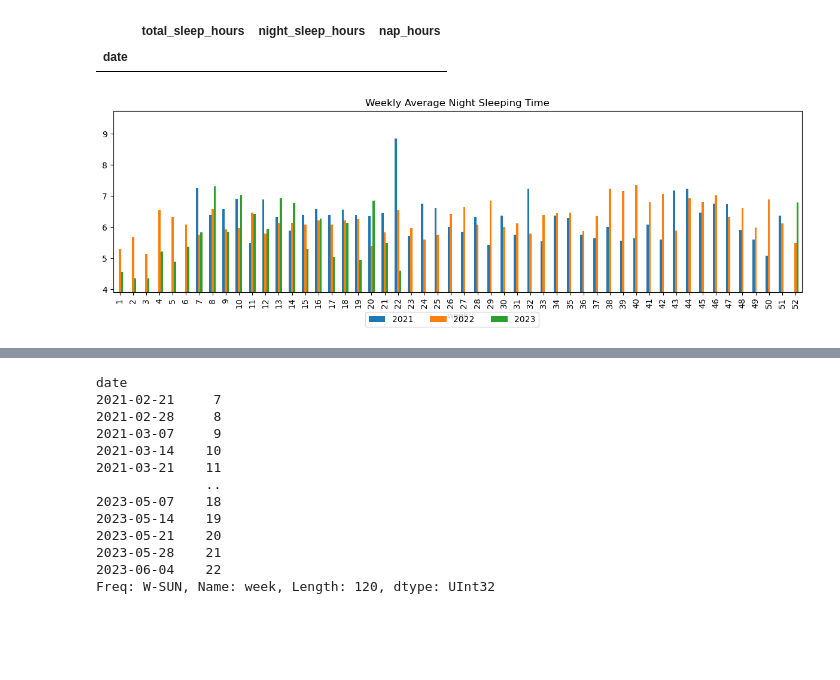
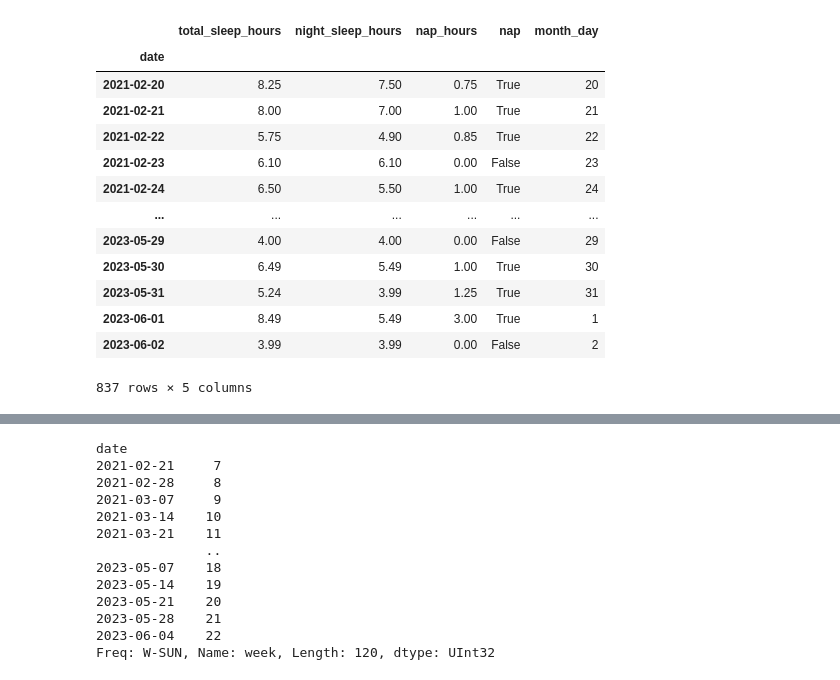
Before and after one commit to zqTheDesigner/productivity-analytics, a Jupyter notebook: notebooks/sleep_time_analytics.ipynb, the cells around one changed output, grey strips where cells are left out. Saved outputs shown, nothing was run; the diff lists cells and outputs as text; code cells hidden in the pictures; blank space fills up the shorter version.

```diff
--- a/notebooks/sleep_time_analytics.ipynb
+++ b/notebooks/sleep_time_analytics.ipynb
@@ -17,9 +14,0 @@ sleep['night_sleep_hours'] = sleep['night_sleep_hours'].replace(to_replace=0, va
-# %%
-sleep[sleep['night_sleep_hours'] == 0]
-# %% [output]
-|  | total_sleep_hours | night_sleep_hours | nap_hours |
-| date |  |  |  |
-# %%
-visualize_weekly_avg_sleep(sleep['night_sleep_hours'])
-# %% [output]
-[figure, removed]
@@ -25,0 +17,17 @@ visualize_weekly_avg_sleep(sleep['night_sleep_hours'])
+# %%
+sleep
+# %% [output]
+|  | total_sleep_hours | night_sleep_hours | nap_hours | nap | month_day |
+| date |  |  |  |  |  |
+| 2021-02-20 | 8.25 | 7.50 | 0.75 | True | 20 |
+| 2021-02-21 | 8.00 | 7.00 | 1.00 | True | 21 |
+| 2021-02-22 | 5.75 | 4.90 | 0.85 | True | 22 |
+| 2021-02-23 | 6.10 | 6.10 | 0.00 | False | 23 |
+| 2021-02-24 | 6.50 | 5.50 | 1.00 | True | 24 |
+| ... | ... | ... | ... | ... | ... |
+| 2023-05-29 | 4.00 | 4.00 | 0.00 | False | 29 |
+| 2023-05-30 | 6.49 | 5.49 | 1.00 | True | 30 |
+| 2023-05-31 | 5.24 | 3.99 | 1.25 | True | 31 |
+| 2023-06-01 | 8.49 | 5.49 | 3.00 | True | 1 |
+| 2023-06-02 | 3.99 | 3.99 | 0.00 | False | 2 |
+837 rows × 5 columns
```
Also changed, not shown: parts of 8 cells of this notebook, 2 other files.
